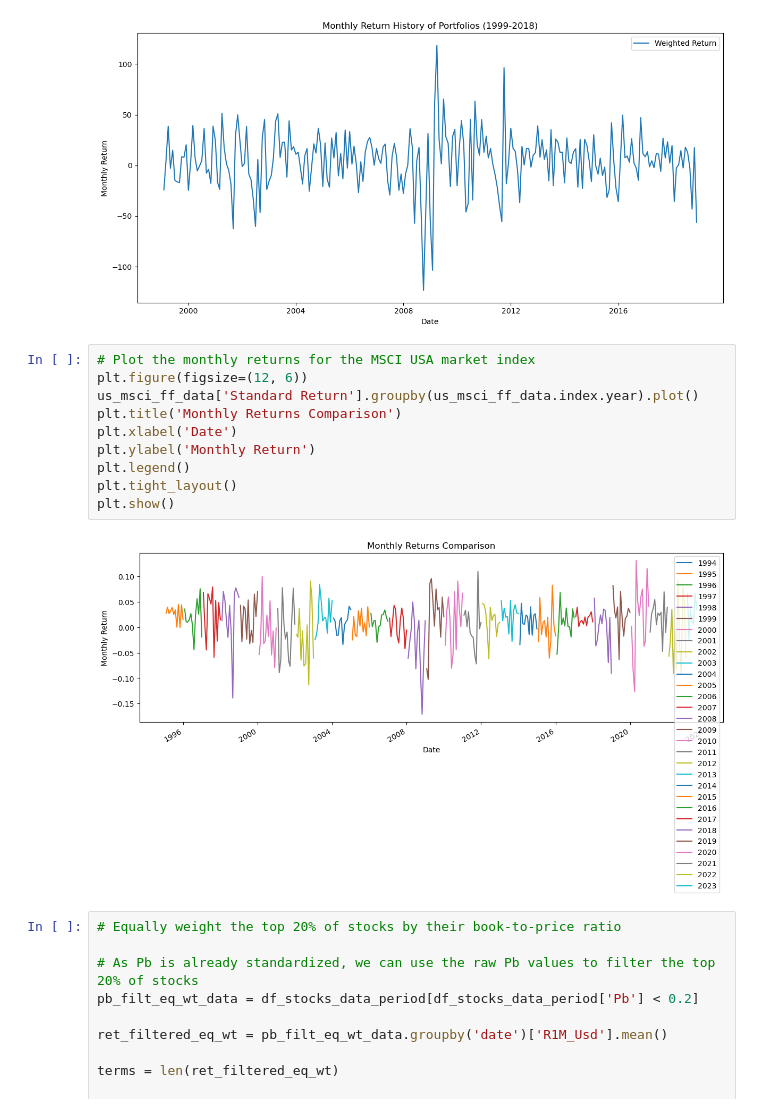
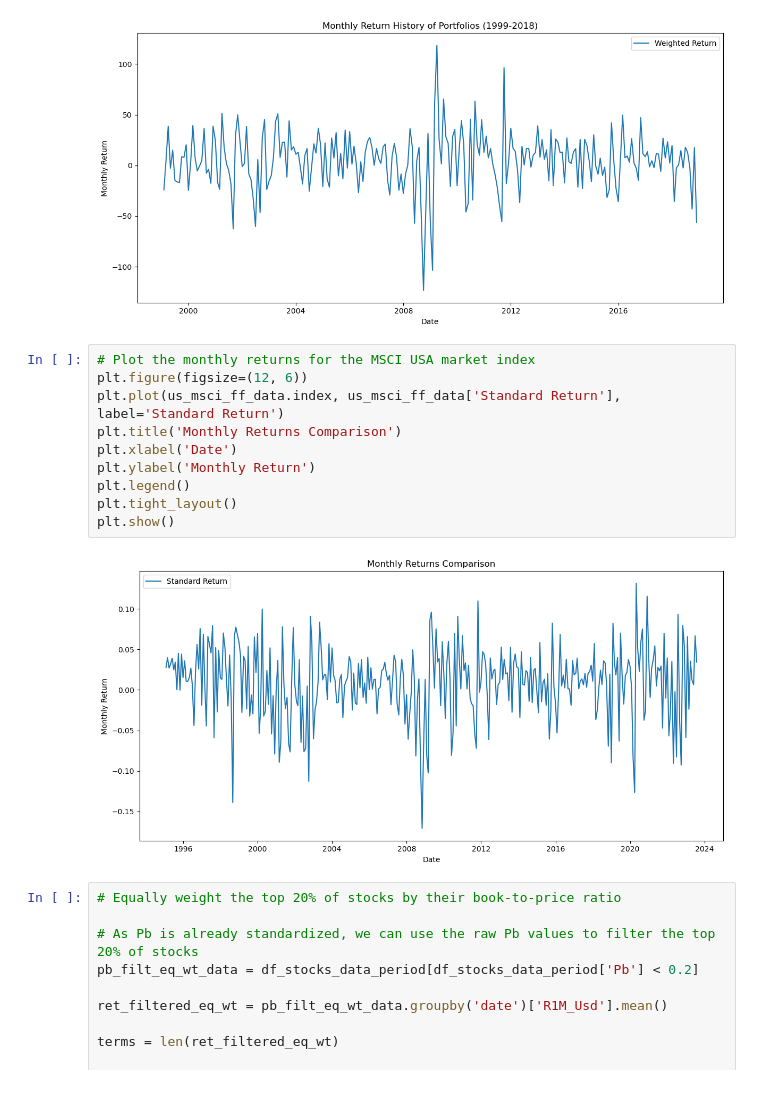
Before and after one commit to KiranReddy0808/FE5108-Portfolio-Theory-and-Investments, a Jupyter notebook: Assignment 3/Assignment3.ipynb, the cells around one changed output. Cells and saved outputs as stored; diff of their text form.

```diff
--- a/Assignment 3/Assignment3.ipynb
+++ b/Assignment 3/Assignment3.ipynb
@@ -537,15 +538,15 @@ See the caveats in the documentation: https://pandas.pydata.org/pandas-docs/stab
 # %%
 # Plot the monthly returns for the MSCI USA market index
 plt.figure(figsize=(12, 6))
-us_msci_ff_data['Standard Return'].groupby(us_msci_ff_data.index.year).plot()
+plt.plot(us_msci_ff_data.index, us_msci_ff_data['Standard Return'], label='Standard Return')
 plt.title('Monthly Returns Comparison')
 plt.xlabel('Date')
 plt.ylabel('Monthly Return')
 plt.legend()
 plt.tight_layout()
 plt.show()
 # %% [output]
-[figure, old version]
+[figure, new version]
 # %%
 # Equally weight the top 20% of stocks by their book-to-price ratio
 
```
Also changed, not shown: parts of 3 cells of this notebook.
